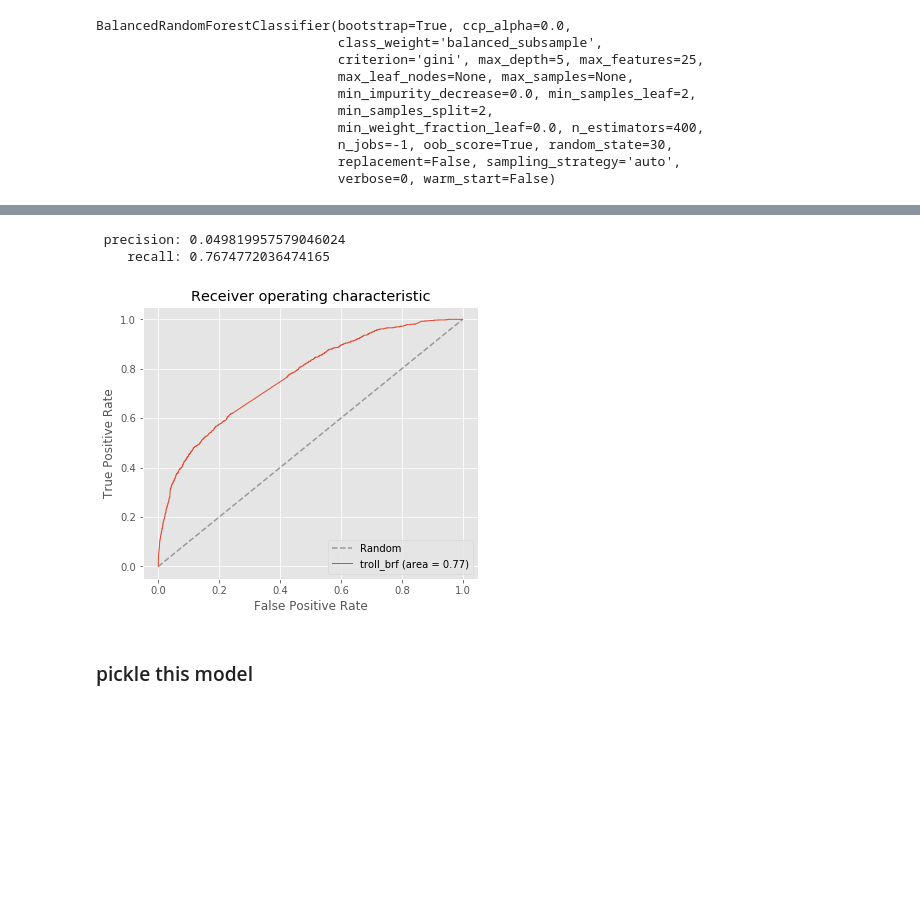
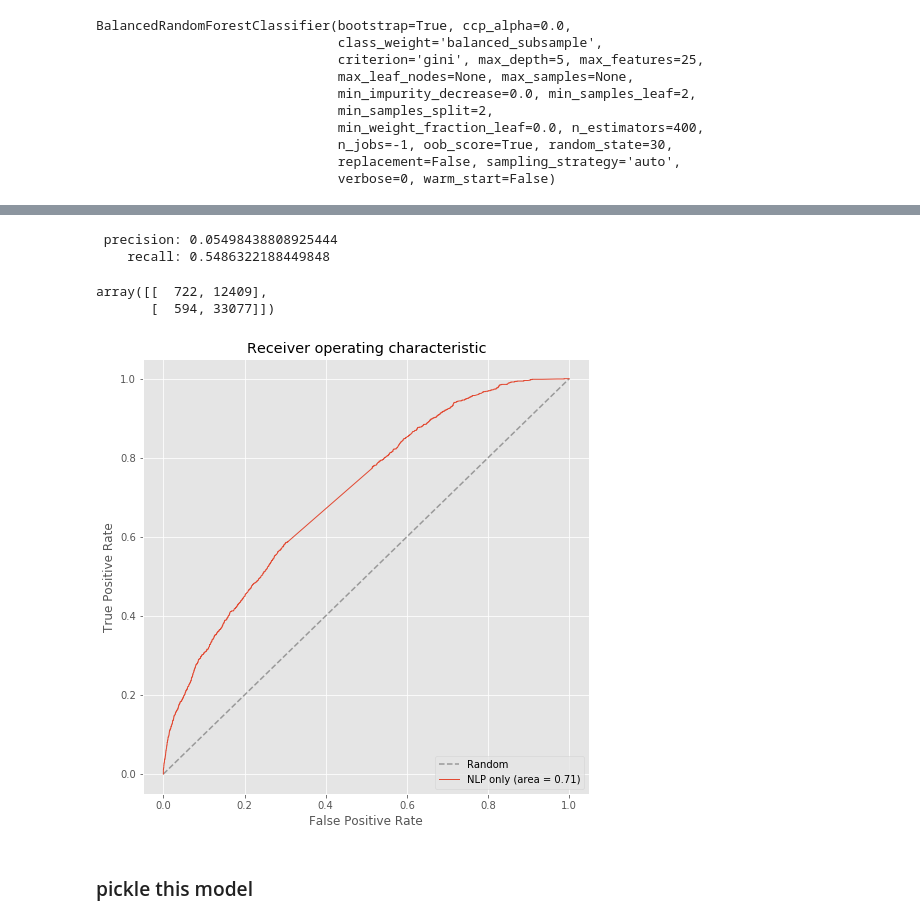
Before and after one commit to cfdv/troll_classifier, a Jupyter notebook: diffuse_child_of_troll_to_parent_to_classify.ipynb, the cells around one changed output, grey strips where cells are left out. Cells and saved outputs as stored; diff of their text form; code cells hidden in the pictures; blank space fills up the shorter version.

```diff
--- a/diffuse_child_of_troll_to_parent_to_classify.ipynb
+++ b/diffuse_child_of_troll_to_parent_to_classify.ipynb
@@ -439,15 +453,27 @@ np.sum(y_predict)
 # %%
 print("\n precision:", precision_score(y_test, y_predict))
 print("    recall:", recall_score(y_test, y_predict))
+standard_confusion_matrix(y_test, y_predict)
 # %% [output]
- precision: 0.049819957579046024
-    recall: 0.7674772036474165
+ precision: 0.05498438808925444
+    recall: 0.5486322188449848
+array([[  722, 12409],
+       [  594, 33077]])
-# %%
-# using the depth added about 5% to auc
-fig, ax = plt.subplots(1, figsize=(6, 5))
-plot_roc_nofit(ax, Xcsd_test, y_test, brf, 'troll_brf')
-# %% [output]
-[figure, removed]
+# %%
+# clfs['NLP only'] = brf
+# clfs['NLP + meta'] = brf
+clfs['NLP+meta+RTT'] = brf
+# X_test = Xcsd_test
+# X_test2 = Xcsd_test
+X_test3 = Xcsdt_test
+# using the depth added about 5% to auc
+fig, ax = plt.subplots(1, figsize=(8, 8))
+plot_roc_nofit(ax, X_test, y_test, clfs['NLP only'], 'NLP only')
+#plot_roc_nofit(ax, X_test2, y_test, clfs['NLP + meta'], 'NLP+meta')
+#plot_roc_nofit(ax, X_test3, y_test, clfs['NLP+meta+RTT'], 'NLP+meta+RTT')
+plt.savefig('img/roc_one_model.png')
+# %% [output]
+[figure, added]
 # %% [markdown]
 ### pickle this model
 # %%
```
Also changed, not shown: parts of 59 cells of this notebook.
